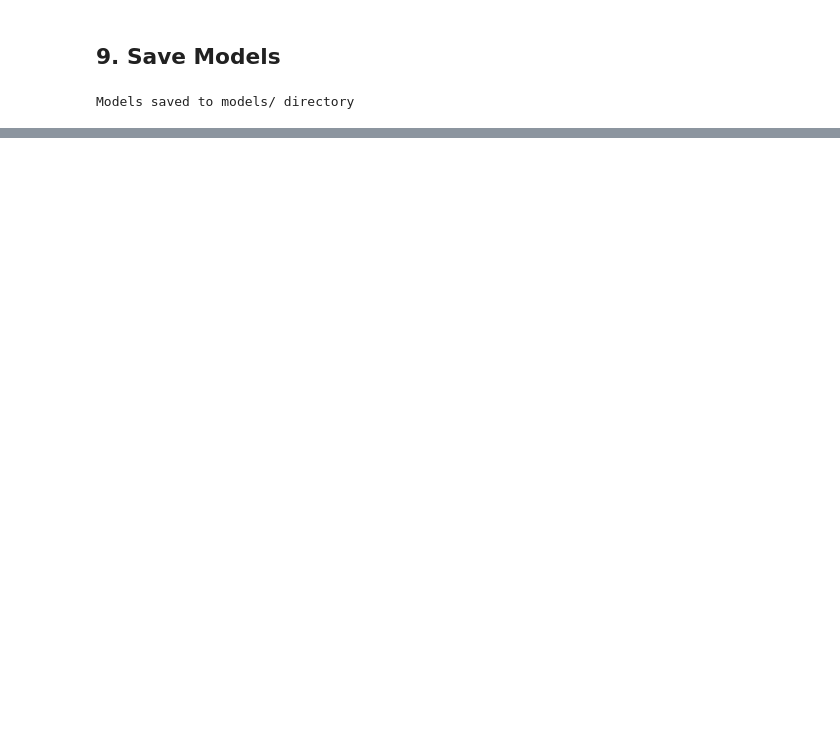
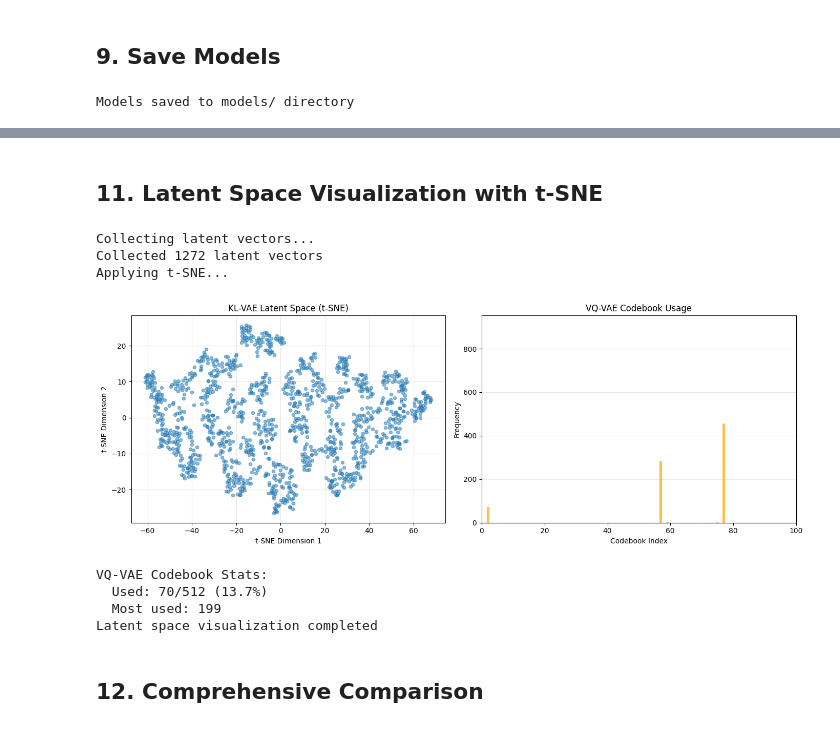
Before and after one commit to AbiyaMakruf/TelU-CaseBased-VAE-KecerdasanBuatanGeneratifPadaVisiKomputer, a Jupyter notebook: notebook.ipynb, the cells around one changed output, grey strips where cells are left out. Cells and saved outputs as stored; diff of their text form; code cells hidden in the pictures; blank space fills up the shorter version.

```diff
--- a/notebook.ipynb
+++ b/notebook.ipynb
@@ -662,0 +720,55 @@ Models saved to models/ directory
+# %% [markdown]
+## 11. Latent Space Visualization with t-SNE
+# %%
+from sklearn.manifold import TSNE
+print("Collecting latent vectors...")
+kl_latents = []
+vq_codebook_usage = np.zeros(512)
+kl_vae.eval()
+vq_vae.eval()
+with torch.no_grad():
+    for batch in test_loader:
+        batch = batch.to(device)
+        mu, _ = kl_vae.encode(batch)
+        kl_latents.append(mu.cpu().numpy())
+        vq_out = vq_vae.encode(batch)
+        indices = vq_out["indices"].cpu().numpy()
+        unique, counts = np.unique(indices, return_counts=True)
+        for idx, count in zip(unique, counts):
+            vq_codebook_usage[idx] += count
+kl_latents = np.concatenate(kl_latents, axis=0)
+print(f"Collected {len(kl_latents)} latent vectors")
+print("Applying t-SNE...")
+tsne = TSNE(n_components=2, random_state=42, perplexity=30, max_iter=1000)
+kl_latents_2d = tsne.fit_transform(kl_latents)
+fig, axes = plt.subplots(1, 2, figsize=(14, 5))
+axes[0].scatter(kl_latents_2d[:, 0], kl_latents_2d[:, 1], alpha=0.5, s=20)
+axes[0].set_title("KL-VAE Latent Space (t-SNE)", fontsize=12)
+axes[0].set_xlabel("t-SNE Dimension 1")
+axes[0].set_ylabel("t-SNE Dimension 2")
+axes[0].grid(True, alpha=0.3)
+axes[1].bar(range(len(vq_codebook_usage)), vq_codebook_usage, color="orange", alpha=0.7)
+axes[1].set_title("VQ-VAE Codebook Usage", fontsize=12)
+axes[1].set_xlabel("Codebook Index")
+axes[1].set_ylabel("Frequency")
+axes[1].set_xlim(0, min(512, 100))
+axes[1].grid(True, alpha=0.3, axis="y")
+plt.tight_layout()
+plt.show()
+used_codes = np.count_nonzero(vq_codebook_usage)
+total_codes = 512
+print(f"\nVQ-VAE Codebook Stats:")
+print(f"  Used: {used_codes}/{total_codes} ({100*used_codes/total_codes:.1f}%)")
+print(f"  Most used: {np.argmax(vq_codebook_usage)}")
+print("Latent space visualization completed")
+# %% [output]
+Collecting latent vectors...
+Collected 1272 latent vectors
+Applying t-SNE...
+[figure, added]
+VQ-VAE Codebook Stats:
+  Used: 70/512 (13.7%)
+  Most used: 199
+Latent space visualization completed
+# %% [markdown]
+## 12. Comprehensive Comparison
```
Also changed, not shown: parts of 12 cells of this notebook, 5 other files.
